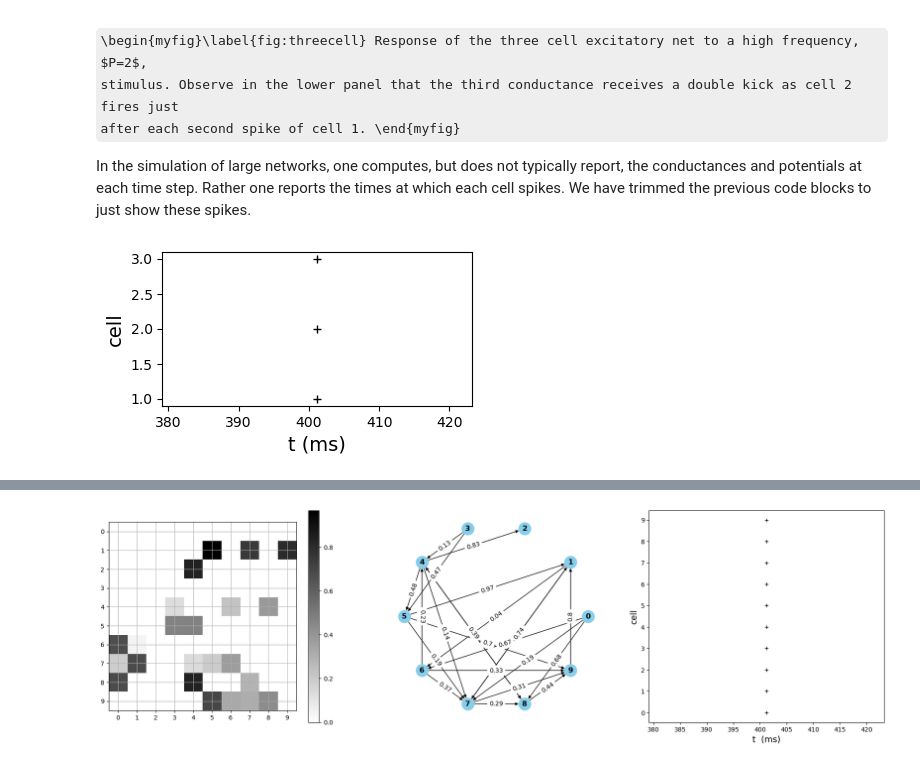
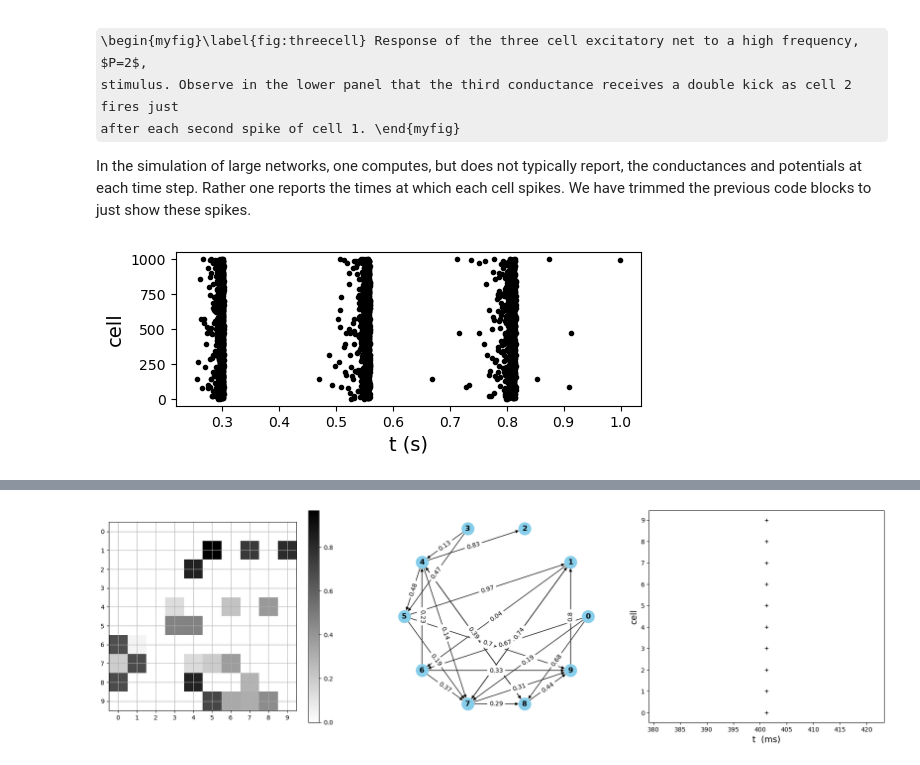
Before and after one commit to steve-cox-LA/EGlove, a Jupyter notebook: TassPlatform.ipynb, the cells around one changed output, grey strips where cells are left out. Drawn from its saved outputs; the diff is of its cells as text; code cells hidden in the pictures; some formulas as TeX source.

```diff
--- a/TassPlatform.ipynb
+++ b/TassPlatform.ipynb
@@ -534,0 +419,20 @@ ax2.set_ylabel('$(mV)$', fontsize=14);
+# %%
+# homogeneous Poisson    plot_pp.m in chapter 12 (directory   prob1)
+
+import numpy as np
+import matplotlib.pyplot as plt
+
+rate = 20   # Hz
+
+for i in range(10):
+
+    t_exp = np.random.exponential(1/rate, rate)     # interspike intervals
+    t_vect = np.cumsum(t_exp)                       # cummulative (running) sum
+    i_vect = np.where(t_vect < 0.5)  # plot 500 ms
+    t_plot = t_vect[i_vect]
+
+    for t in t_plot:   #t_plot:
+        plt.plot([t, t],[i, i+0.8],'k')    # draw a spike
+
+plt.xlabel('$t$   $(s)$')
+plt.ylabel('train number');
@@ -895,25 +872,43 @@ spikes. We have trimmed the previous code blocks to just show these spikes.
 import numpy as np
 import matplotlib.pyplot as plt
 import math
+from scipy.sparse import random_array
 
-fig, ax = plt.subplots(figsize=(4, 2))
+fig, ax = plt.subplots(figsize=(6, 2))
 
-Tfin = 500
+Tfin = 1000
 dt = 0.1
-P = 2
 Nt = math.ceil(Tfin/dt)
-tauE = 1
-VE = 0
+tausyn = 1
+td = 3
+kappa = 8
+
+N = 100   # number of cells
+
+kappanoise = 0.026
+rate = 20
+sp_noise = np.zeros((N,2*rate))   # big enough to hold 20 spiketimes
+for i in range(N):
+    t_exp = np.random.exponential(1/rate, rate)     # interspike intervals
+    t_vect = np.cumsum(t_exp)                       # cummulative (running) sum,
+    s = t_vect.size
+    sp_noise[i,:s] = np.round(t_vect/(1e-4)).astype(int)  # now turn these into marching indicies
+
 gleak = 0.02
 Vrest = -38
-Cm = 3
+Cm = np.random.normal(3, 3*0.05, N)
 
-Win = np.array([0.5, 0, 0])
-w = 0.5   # 0.26
-W = np.array([[0, 0, 0], [0.5, 0, 0], [w, w, 0]])
+# Generate the sparse weight matrix without self connections
+density = 0.1  # 10% of the elements will be non-zero
+rng = np.random.default_rng(42)  # make it reproducible
+spW = random_array((N, N), density=density, format='csr', random_state=rng)
+spW.setdiag(0)
+spW.eliminate_zeros()
+mW = np.mean(spW)
+spW = kappa*spW/N
 
-aE = (2*tauE-dt)/(2*tauE+dt)
-bE = 2/(2*tauE+dt)
+aE = (2*tausyn-dt)/(2*tausyn+dt)
+bE = 2/(2*tausyn+dt)
 
 tref = 1
 Vres = -67
@@ -924,43 +919,44 @@ tauthr = 5
 aT = (tauthr - dt/2)/(tauthr + dt/2)
 bT = dt*Vthrrest/(tauthr + dt/2)
 
-gE = np.zeros(3)
-V = Vres*np.ones(3)
-Vthr = Vthrspike*np.ones(3)
-sp = np.zeros(3)
-T = -10*np.ones(3)
-ref = np.zeros(3)
+gsyn = np.zeros(N)
+gnoise = np.zeros(N)
+V = Vres*np.ones(N)
+Vthr = Vthrspike*np.ones(N)
+T = -10*np.ones(N)
+ref = np.zeros(N)
 
 a = 2*Cm/dt
 b = 2*gleak*Vrest
-c = a + gleak;
+c = a + gleak
 
 for j in range(1,Nt):
 
     t = j*dt
 
-    spin = 0 # (t/P==round(t/P))
+    gsyn = aE*gsyn + bE*spW@(T + td == t)   # there is a better way to do this
 
-    gE = aE*gE + bE*(W@sp + spin*Win)
+    for i in range(N):
+        gnoise[i] = aE*gnoise[i] + bE*kappanoise*(j in sp_noise[i,:])  # there is a better way to do this
 
-    V = ( (a - (gleak + gE))*V + b ) /  (c + gE)
+    V = ( (a - (gleak + gsyn + gnoise))*V + b ) /  (c + gsyn + gnoise)
 
     Vthr = aT*Vthr + bT
 
     ref = np.where( t-T < tref )
     V[ref] = Vres
 
     sp = (V > Vthr)
 
     if sum(sp)>0:
         fsp = np.where(sp>0)[0]
         T[fsp] = t
         V[fsp] = Vres
         Vthr[fsp] = Vthrspike
         for ind in fsp:
-            ax.plot(t,1+ind,'k+')
+            ax.plot(t/1000,1+ind,'k.')
 
-ax.set_xlabel('t (ms)',fontsize=14)
+ax.set_xlabel('t (s)',fontsize=14)
 ax.set_ylabel('cell', color='k', fontsize=14);
 # %% [output]
-[figure, old version]
+[figure, new version]
```
Also changed, not shown: parts of 30 cells of this notebook.
